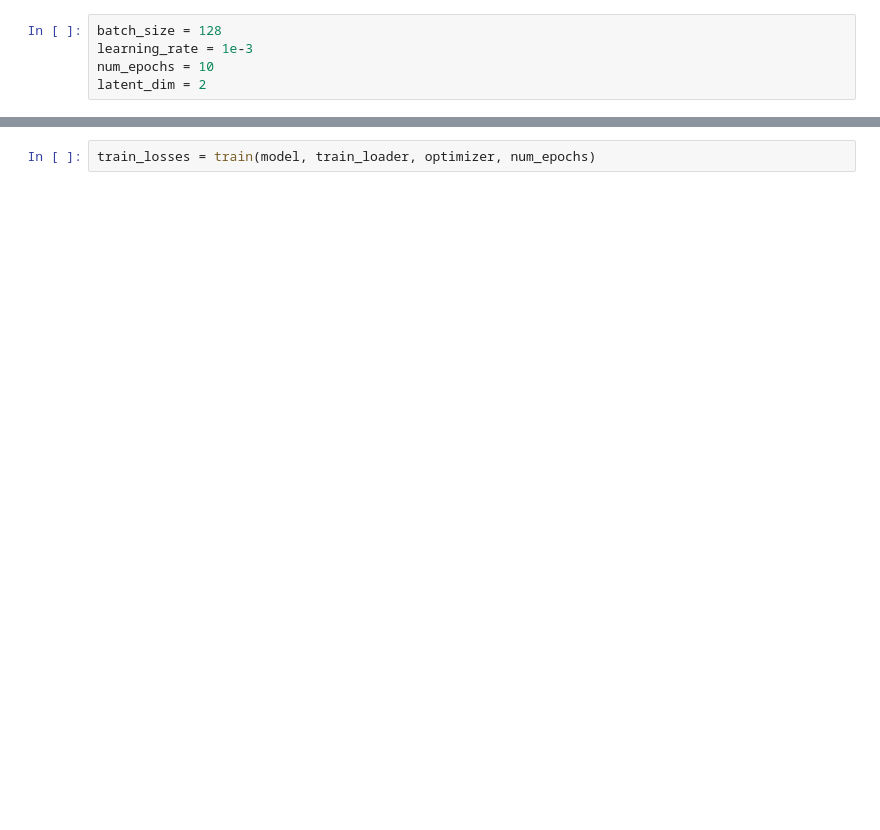
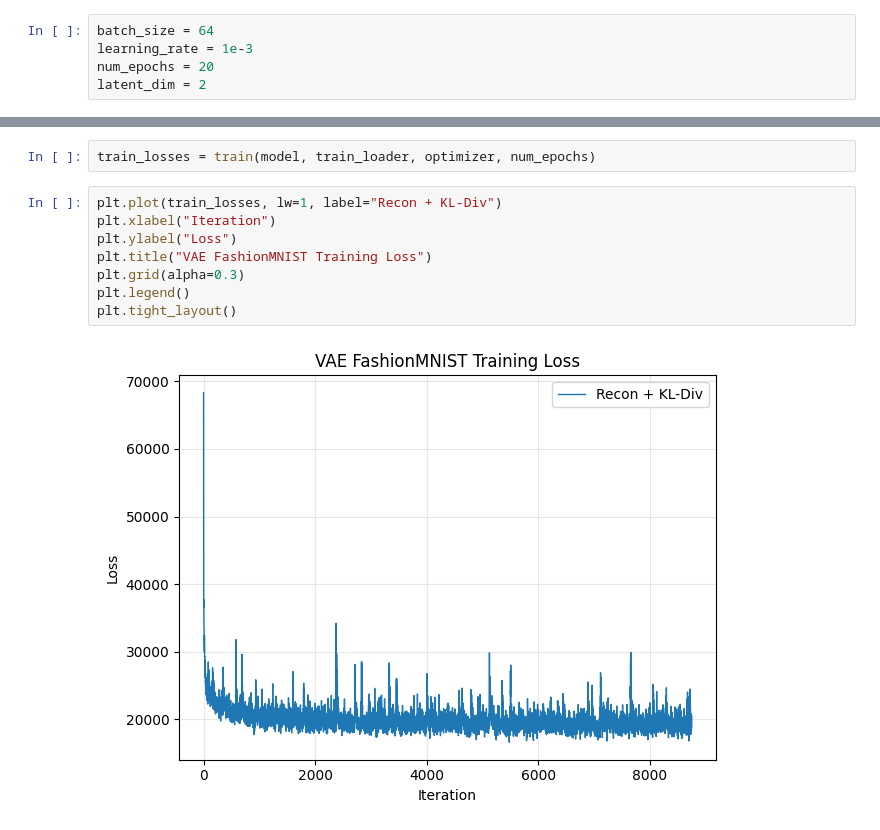
Before and after one commit to ChanLumerico/lucid-examples, a Jupyter notebook: lucid_examples/vae_fashion_mnist/vae_fashion_mnist.ipynb, the cells around one changed output, grey strips where cells are left out. Cells and saved outputs as stored; diff of their text form; blank space fills up the shorter version.

Commit message:
vae_fashion_mnist #1

```diff
--- a/lucid_examples/vae_fashion_mnist/vae_fashion_mnist.ipynb
+++ b/lucid_examples/vae_fashion_mnist/vae_fashion_mnist.ipynb
@@ -10,9 +10,9 @@ import lucid.models as models
 from tqdm import tqdm
 import matplotlib.pyplot as plt
 # %%
-batch_size = 128
+batch_size = 64
 learning_rate = 1e-3
-num_epochs = 10
+num_epochs = 20
 latent_dim = 2
 # %%
 train_set = datasets.FashionMNIST(root="../../data/fashion_mnist", train=True)
@@ -107,2 +123,12 @@ models.summarize(model, input_shape=(1, 784))
 # %%
 train_losses = train(model, train_loader, optimizer, num_epochs)
+# %%
+plt.plot(train_losses, lw=1, label="Recon + KL-Div")
+plt.xlabel("Iteration")
+plt.ylabel("Loss")
+plt.title("VAE FashionMNIST Training Loss")
+plt.grid(alpha=0.3)
+plt.legend()
+plt.tight_layout()
+# %% [output]
+[figure, added]
```
Also changed, not shown: parts of 4 cells of this notebook.
